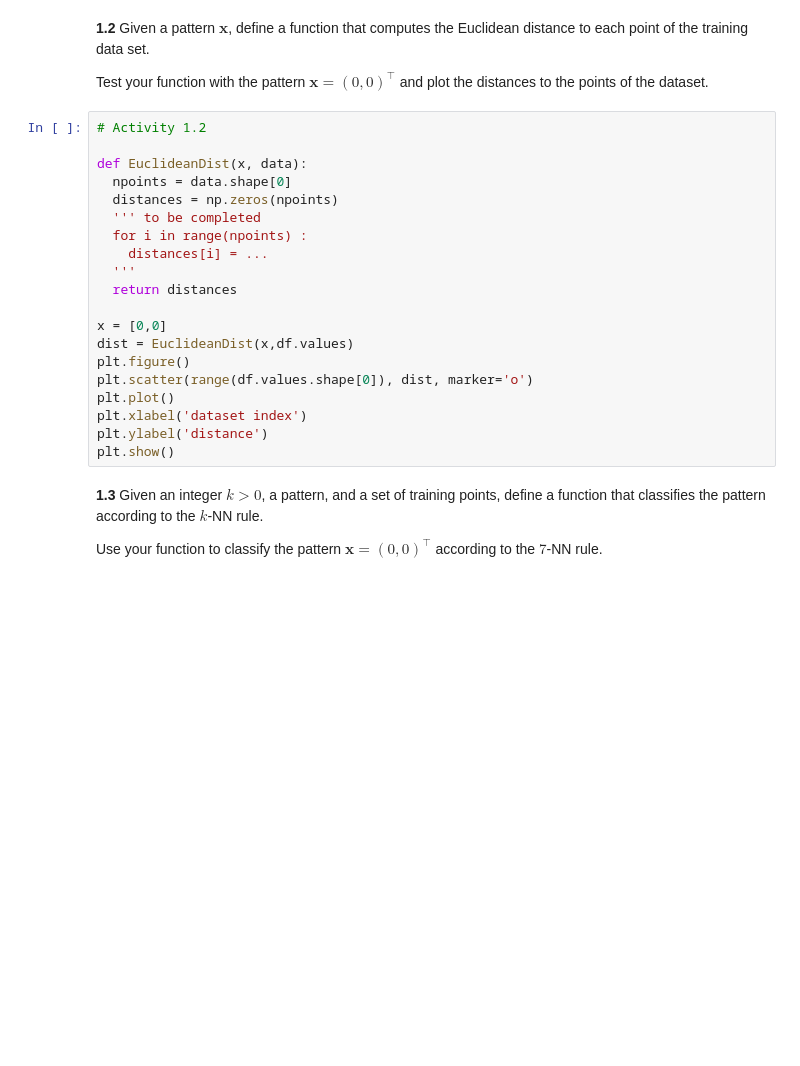
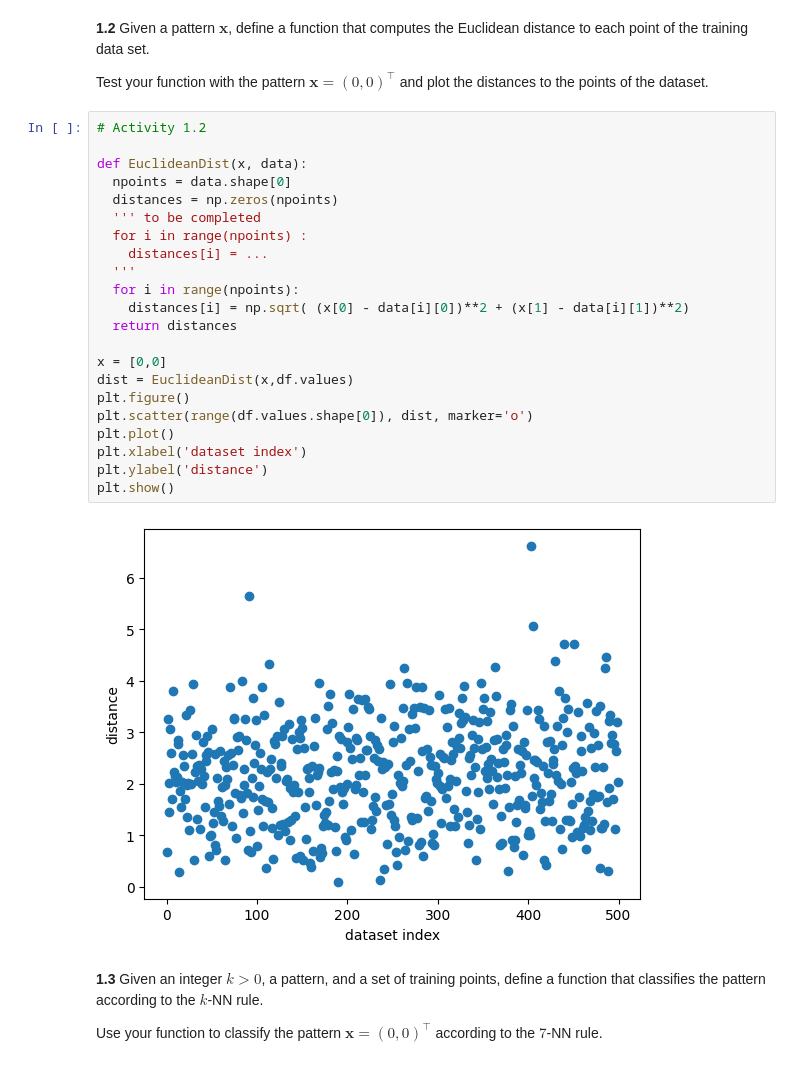
Before and after one commit to brumocas/ML, a Jupyter notebook: lab07/ML_notebook07.ipynb, the cells around one changed output. Drawn from its saved outputs; the diff is of its cells as text; blank space fills up the shorter version.

```diff
--- a/lab07/ML_notebook07.ipynb
+++ b/lab07/ML_notebook07.ipynb
@@ -83,23 +90,27 @@ Test your function with the pattern $\mathbf{x} = (0,0)^\top$ and plot the dista
 # %%
 # Activity 1.2
 
 def EuclideanDist(x, data):
   npoints = data.shape[0]
   distances = np.zeros(npoints)
   ''' to be completed
   for i in range(npoints) :
     distances[i] = ...
   '''
+  for i in range(npoints):
+    distances[i] = np.sqrt( (x[0] - data[i][0])**2 + (x[1] - data[i][1])**2)
   return distances
 
 x = [0,0]
 dist = EuclideanDist(x,df.values)
 plt.figure()
 plt.scatter(range(df.values.shape[0]), dist, marker='o')
 plt.plot()
 plt.xlabel('dataset index')
 plt.ylabel('distance')
 plt.show()
+# %% [output]
+[figure, added]
 # %% [markdown]
 **1.3** Given an integer $k>0$, a pattern, and a set of training points, define a function that classifies the pattern according to the $k$-NN rule.
 
```
Also changed, not shown: parts of 8 cells of this notebook, 2 other files.
